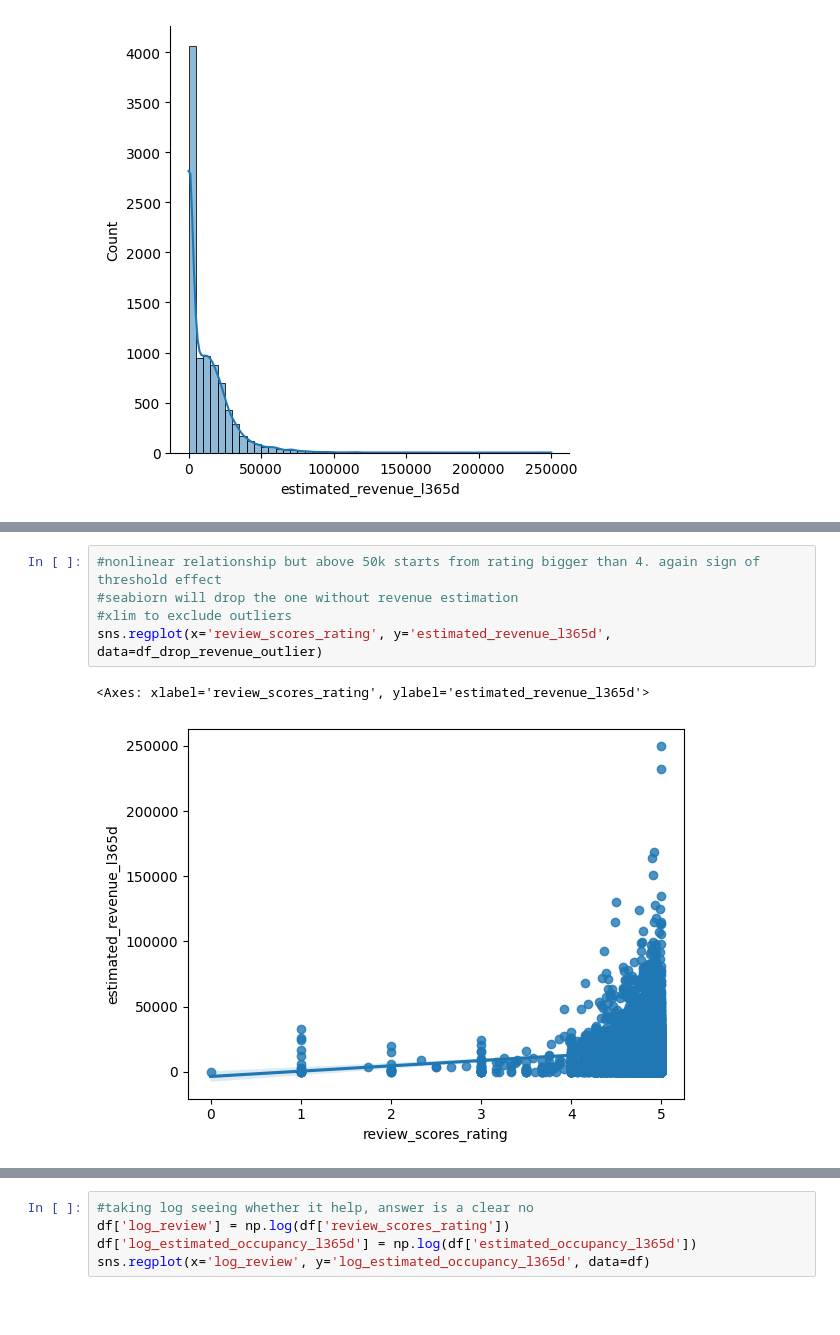
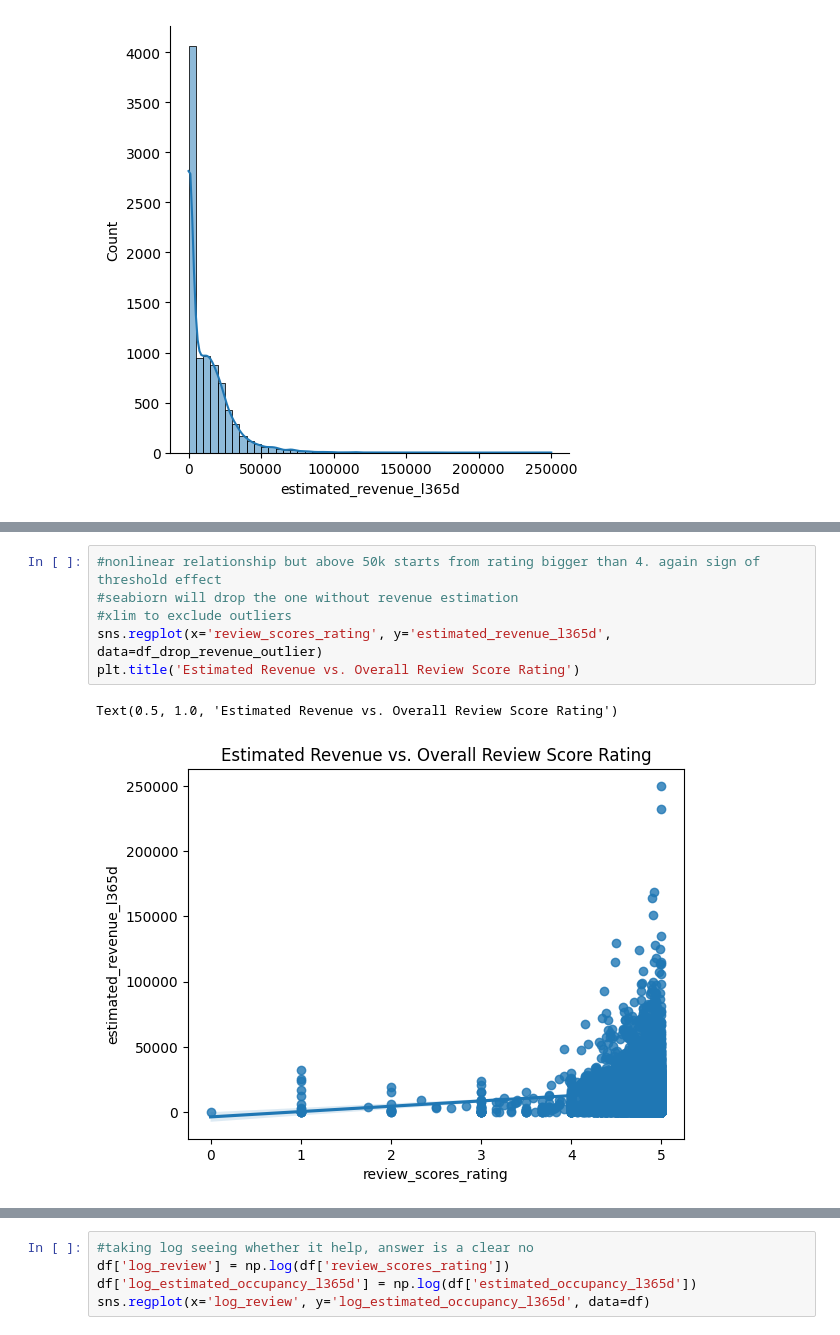
Before and after one commit to amanda8412383/data_science_bootcamp, a Jupyter notebook: airbnb_case_study/airbnb_case_study.ipynb, the cells around one changed output, grey strips where cells are left out. Saved outputs shown, nothing was run; the diff lists cells and outputs as text; blank space fills up the shorter version.

```diff
--- a/airbnb_case_study/airbnb_case_study.ipynb
+++ b/airbnb_case_study/airbnb_case_study.ipynb
@@ -254,10 +369,11 @@ Name: estimated_revenue_l365d, dtype: float64
 # %%
 #nonlinear relationship but above 50k starts from rating bigger than 4. again sign of threshold effect
 #seabiorn will drop the one without revenue estimation
 #xlim to exclude outliers
 sns.regplot(x='review_scores_rating', y='estimated_revenue_l365d', data=df_drop_revenue_outlier)
+plt.title('Estimated Revenue vs. Overall Review Score Rating')
 # %% [output]
-<Axes: xlabel='review_scores_rating', ylabel='estimated_revenue_l365d'>
+Text(0.5, 1.0, 'Estimated Revenue vs. Overall Review Score Rating')
-[figure, old version]
+[figure, new version]
 # %%
 sns.scatterplot(x='review_scores_rating', y='estimated_occupancy_l365d', data=df)
```
Also changed, not shown: parts of 32 cells of this notebook, 1 other file.
